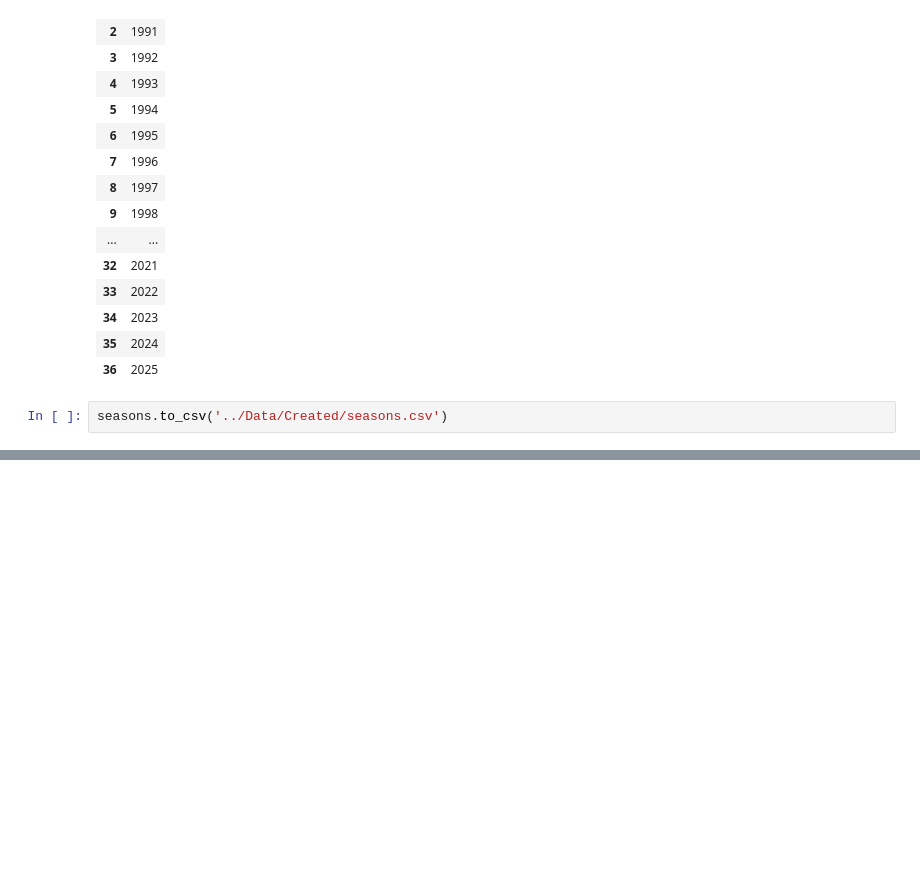
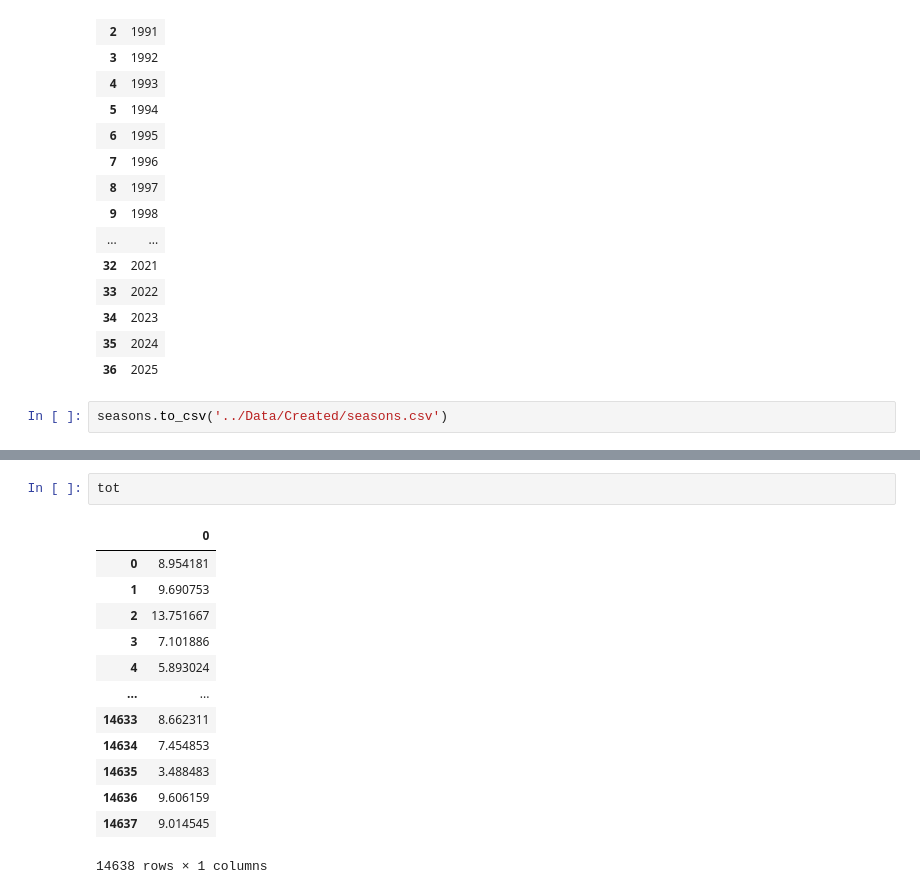
Before and after one commit to juddybuddy17/MLB-Odds-Predictor, a Jupyter notebook: Code/SL DFs.ipynb, the cells around one changed output, grey strips where cells are left out. Cells and saved outputs as stored; diff of their text form; blank space fills up the shorter version.

```diff
--- a/Code/SL DFs.ipynb
+++ b/Code/SL DFs.ipynb
@@ -148,0 +148,16 @@ seasons.to_csv('../Data/Created/seasons.csv')
+# %%
+tot
+# %% [output]
+|  | 0 |
+| 0 | 8.954181 |
+| 1 | 9.690753 |
+| 2 | 13.751667 |
+| 3 | 7.101886 |
+| 4 | 5.893024 |
+| ... | ... |
+| 14633 | 8.662311 |
+| 14634 | 7.454853 |
+| 14635 | 3.488483 |
+| 14636 | 9.606159 |
+| 14637 | 9.014545 |
+14638 rows × 1 columns
```
Also changed, not shown: parts of 9 cells of this notebook, 10 other files.
